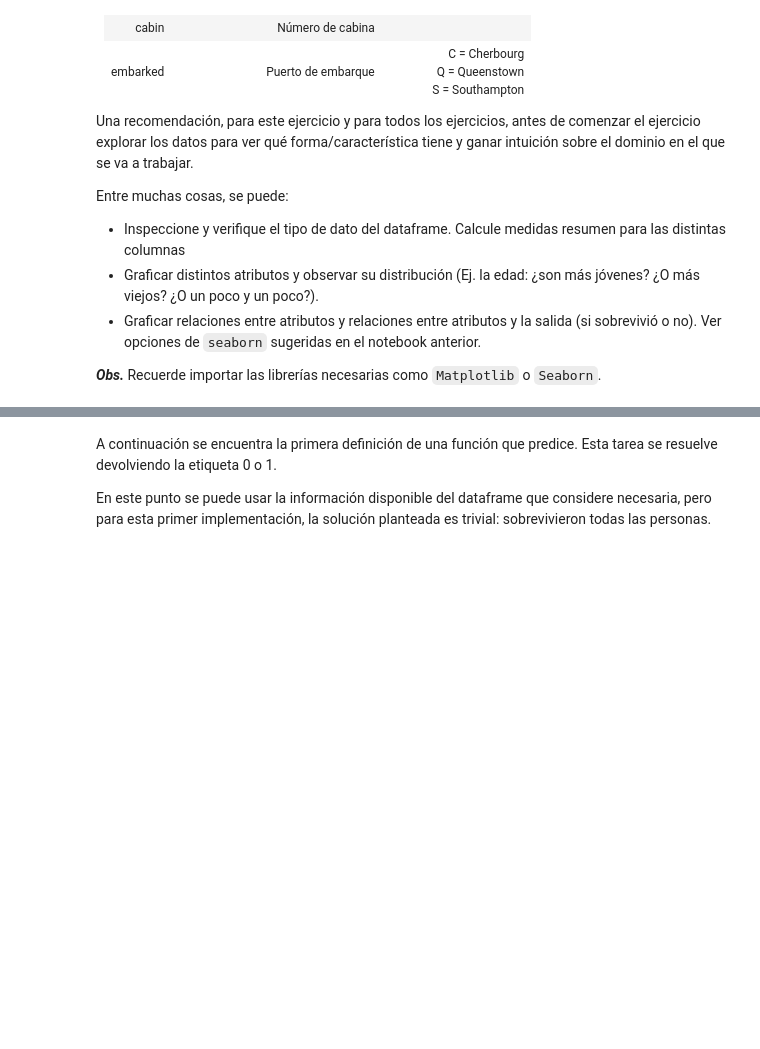
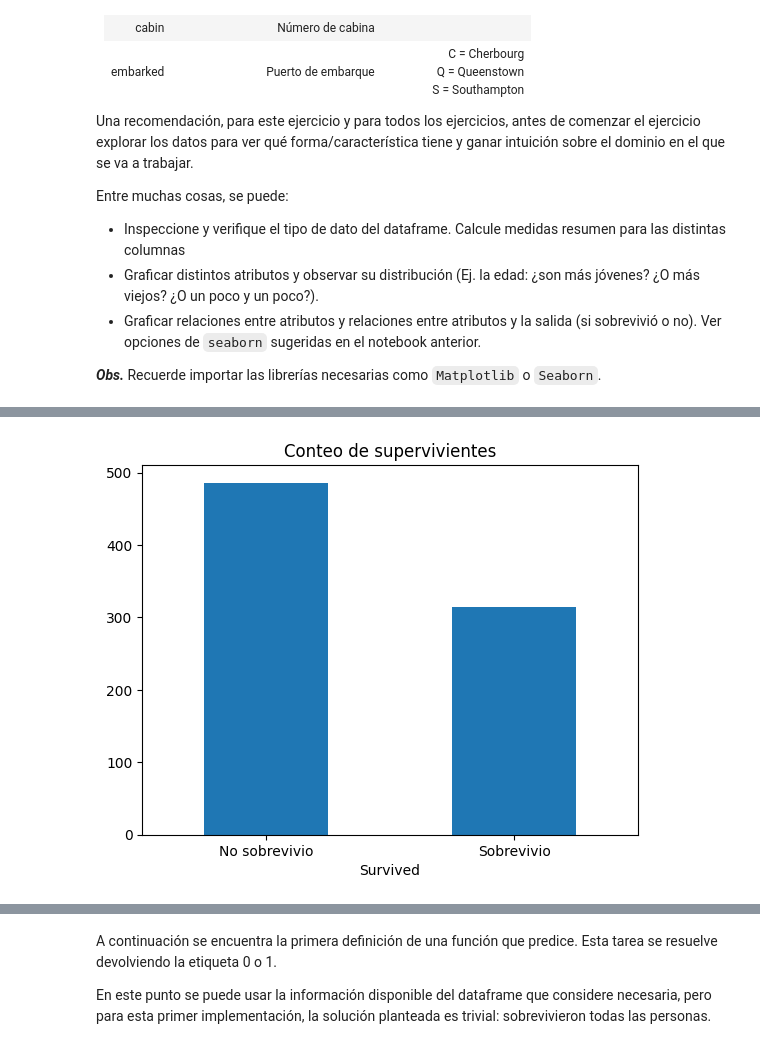
Before and after one commit to Magali8310/Facultad, a Jupyter notebook: Aprendizaje Automático/Notebooks/notebook_02_titanic_published.ipynb, the cells around one changed output, grey strips where cells are left out. Saved outputs shown, nothing was run; the diff lists cells and outputs as text; code cells hidden in the pictures; blank space fills up the shorter version.

```diff
--- a/Aprendizaje Automático/Notebooks/notebook_02_titanic_published.ipynb
+++ b/Aprendizaje Automático/Notebooks/notebook_02_titanic_published.ipynb
@@ -103,0 +175,7 @@ y
+# %%
+y.value_counts().plot(kind="bar")
+plt.xticks([0, 1], ["No sobrevivio", "Sobrevivio"], rotation = 0)
+plt.title("Conteo de supervivientes")
+plt.show()
+# %% [output]
+[figure, added]
```
Also changed, not shown: parts of 11 cells of this notebook.
